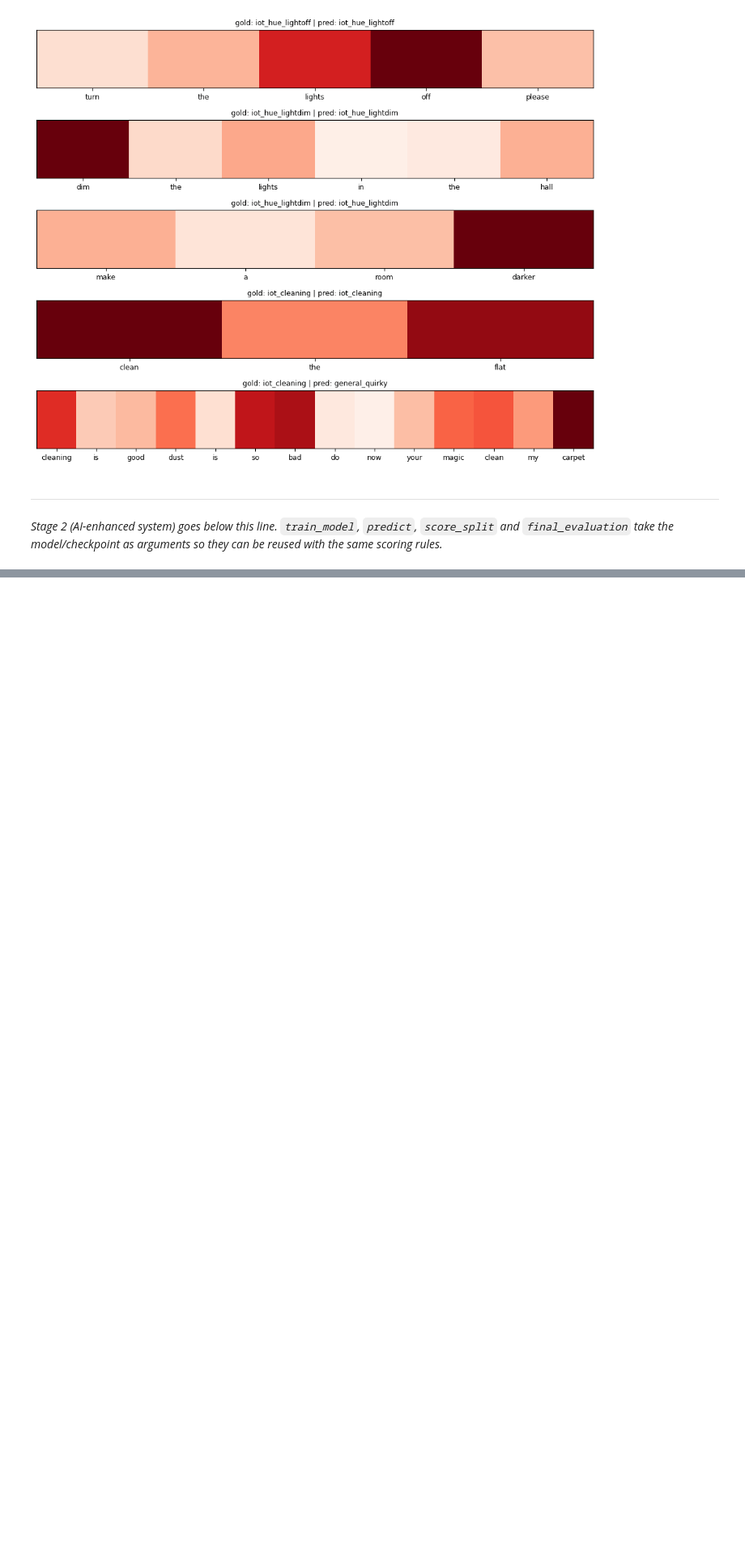
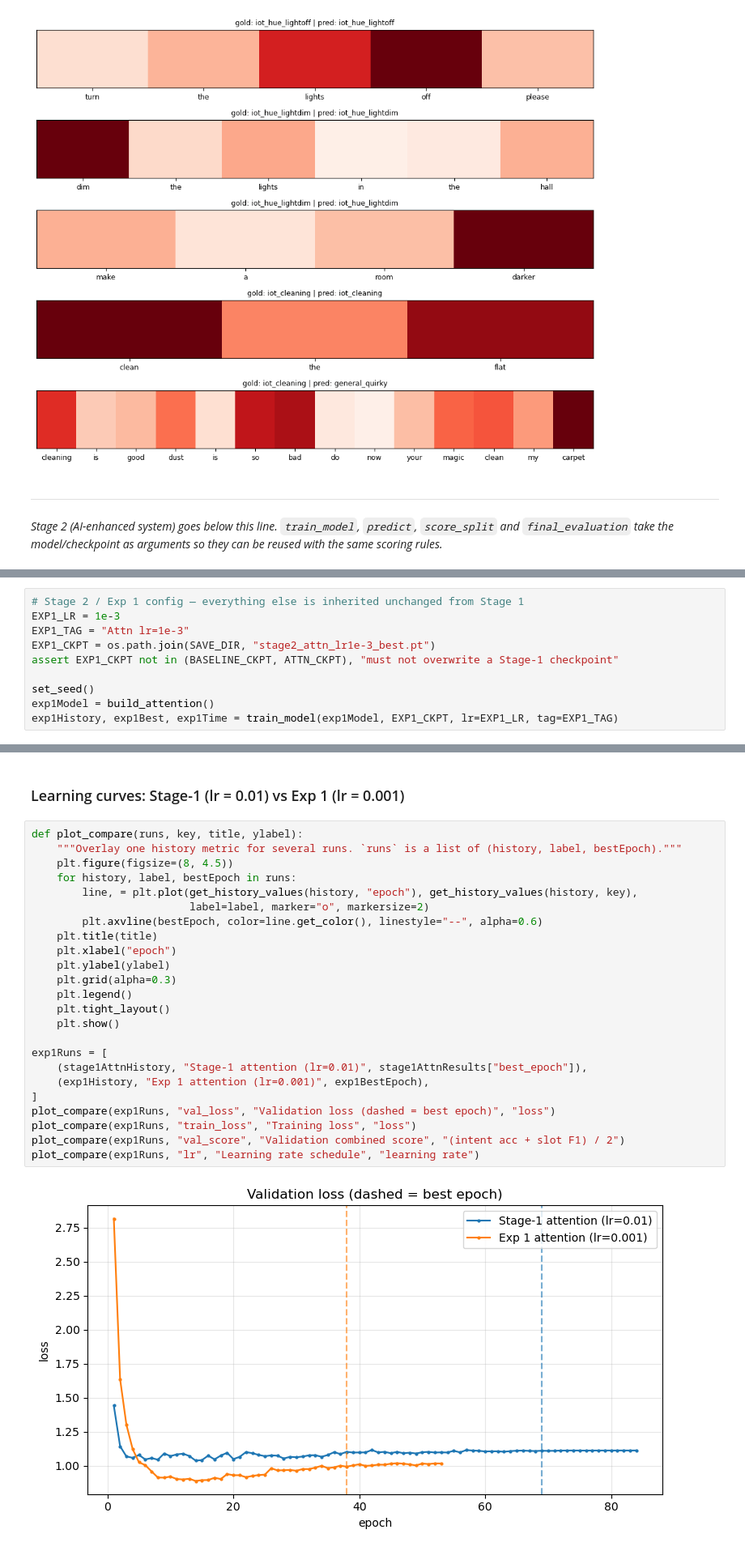
Before and after one commit to Kevin-Hou422/SC4002-Group-Project, a Jupyter notebook: Source/main_biLSTM_Attn.ipynb, the cells around one changed output, grey strips where cells are left out. Shown at 81% size. Saved outputs shown, nothing was run; the diff lists cells and outputs as text; blank space fills up the shorter version.

Commit message:
add stage 2 to notebook

```diff
--- a/Source/main_biLSTM_Attn.ipynb
+++ b/Source/main_biLSTM_Attn.ipynb
@@ -1259,0 +1316,10 @@ show_attention(attnModel, splits["dev"], n=5)
+# %%
+# Stage 2 / Exp 1 config — everything else is inherited unchanged from Stage 1
+EXP1_LR = 1e-3
+EXP1_TAG = "Attn lr=1e-3"
+EXP1_CKPT = os.path.join(SAVE_DIR, "stage2_attn_lr1e-3_best.pt")
+assert EXP1_CKPT not in (BASELINE_CKPT, ATTN_CKPT), "must not overwrite a Stage-1 checkpoint"
+
+set_seed()
+exp1Model = build_attention()
+exp1History, exp1Best, exp1Time = train_model(exp1Model, EXP1_CKPT, lr=EXP1_LR, tag=EXP1_TAG)
@@ -1259,0 +1401,28 @@ show_attention(attnModel, splits["dev"], n=5)
+# %% [markdown]
+### Learning curves: Stage-1 (lr = 0.01) vs Exp 1 (lr = 0.001)
+# %%
+def plot_compare(runs, key, title, ylabel):
+    """Overlay one history metric for several runs. `runs` is a list of (history, label, bestEpoch)."""
+    plt.figure(figsize=(8, 4.5))
+    for history, label, bestEpoch in runs:
+        line, = plt.plot(get_history_values(history, "epoch"), get_history_values(history, key),
+                         label=label, marker="o", markersize=2)
+        plt.axvline(bestEpoch, color=line.get_color(), linestyle="--", alpha=0.6)
+    plt.title(title)
+    plt.xlabel("epoch")
+    plt.ylabel(ylabel)
+    plt.grid(alpha=0.3)
+    plt.legend()
+    plt.tight_layout()
+    plt.show()
+
+exp1Runs = [
+    (stage1AttnHistory, "Stage-1 attention (lr=0.01)", stage1AttnResults["best_epoch"]),
+    (exp1History, "Exp 1 attention (lr=0.001)", exp1BestEpoch),
+]
+plot_compare(exp1Runs, "val_loss", "Validation loss (dashed = best epoch)", "loss")
+plot_compare(exp1Runs, "train_loss", "Training loss", "loss")
+plot_compare(exp1Runs, "val_score", "Validation combined score", "(intent acc + slot F1) / 2")
+plot_compare(exp1Runs, "lr", "Learning rate schedule", "learning rate")
+# %% [output]
+[figure, added]
```
Also changed, not shown: parts of 32 cells of this notebook, 2 other files.
